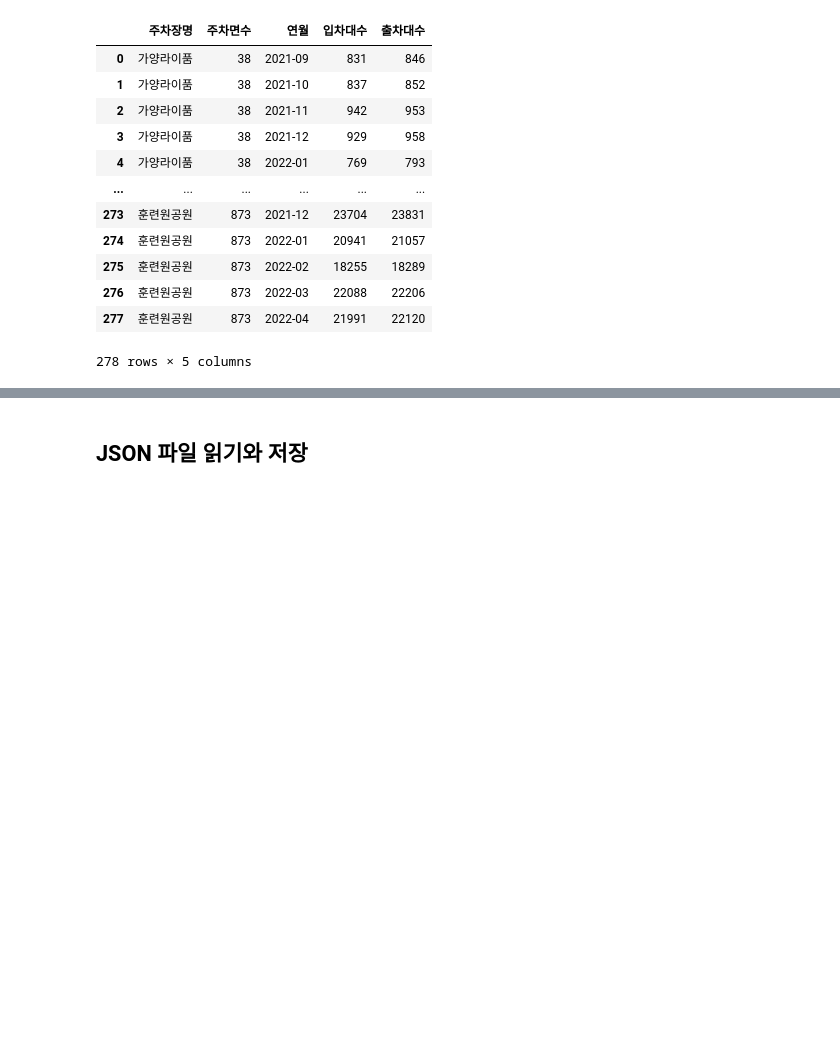
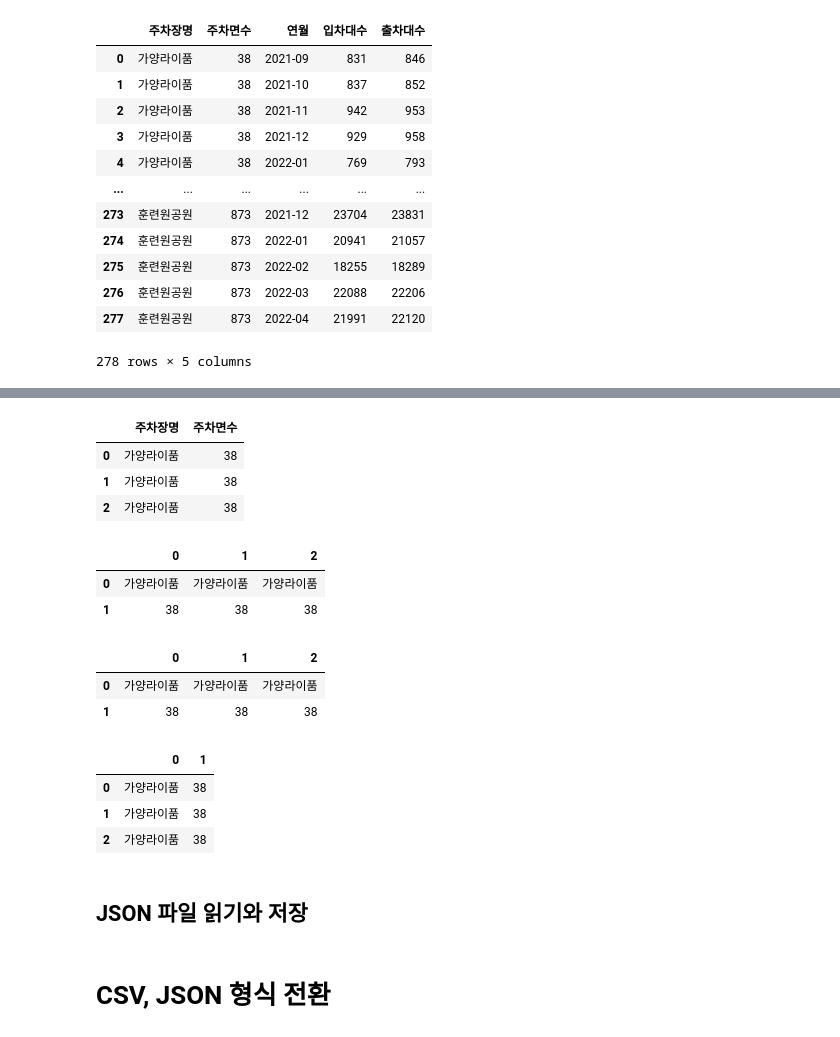
Before and after one commit to trex99/DAVI, a Jupyter notebook: 4주차_Lecture_Code.ipynb, the cells around one changed output, grey strips where cells are left out. Drawn from its saved outputs; the diff is of its cells as text; code cells hidden in the pictures; blank space fills up the shorter version.

```diff
--- a/4주차_Lecture_Code.ipynb
+++ b/4주차_Lecture_Code.ipynb
@@ -57,2 +57,67 @@ pd.DataFrame(js)
+# %%
+import pandas as pd
+
+parking = {'주차장명': ['가양라이품', '가양라이품', '가양라이품'],
+           '주차면수': [38, 38, 38,]
+           }
+
+pd.DataFrame(parking)
+# %% [output]
+|  | 주차장명 | 주차면수 |
+| 0 | 가양라이품 | 38 |
+| 1 | 가양라이품 | 38 |
+| 2 | 가양라이품 | 38 |
+# %%
+import pandas as pd
+
+parking = [
+    ['가양라이품', '가양라이품', '가양라이품'],
+    [38, 38, 38,]
+]
+
+pd.DataFrame(parking)
+# %% [output]
+|  | 0 | 1 | 2 |
+| 0 | 가양라이품 | 가양라이품 | 가양라이품 |
+| 1 | 38 | 38 | 38 |
+# %%
+import pandas as pd
+import numpy as np
+
+parking = [
+    ['가양라이품', '가양라이품', '가양라이품'],
+    [38, 38, 38,]
+]
+
+parking = np.array(parking)
+
+pd.DataFrame(parking)
+# %% [output]
+|  | 0 | 1 | 2 |
+| 0 | 가양라이품 | 가양라이품 | 가양라이품 |
+| 1 | 38 | 38 | 38 |
+# %%
+import pandas as pd
+import numpy as np
+
+parking = [
+    ['가양라이품', '가양라이품', '가양라이품'],
+    [38, 38, 38,]
+]
+
+parking_dict = {}
+for x in range(len(parking)):
+    parking_dict[x] = parking[x]
+
+parking_dict = {x: y for x, y in enumerate(parking)}
+
+parking_dict
+
+pd.DataFrame(parking_dict)
+# %% [output]
+|  | 0 | 1 |
+| 0 | 가양라이품 | 38 |
+| 1 | 가양라이품 | 38 |
+| 2 | 가양라이품 | 38 |
 # %% [markdown]
 ## JSON 파일 읽기와 저장
@@ -58,0 +137,2 @@ pd.DataFrame(js)
+# %% [markdown]
+# CSV, JSON 형식 전환
```
Also changed, not shown: parts of 12 cells of this notebook.
